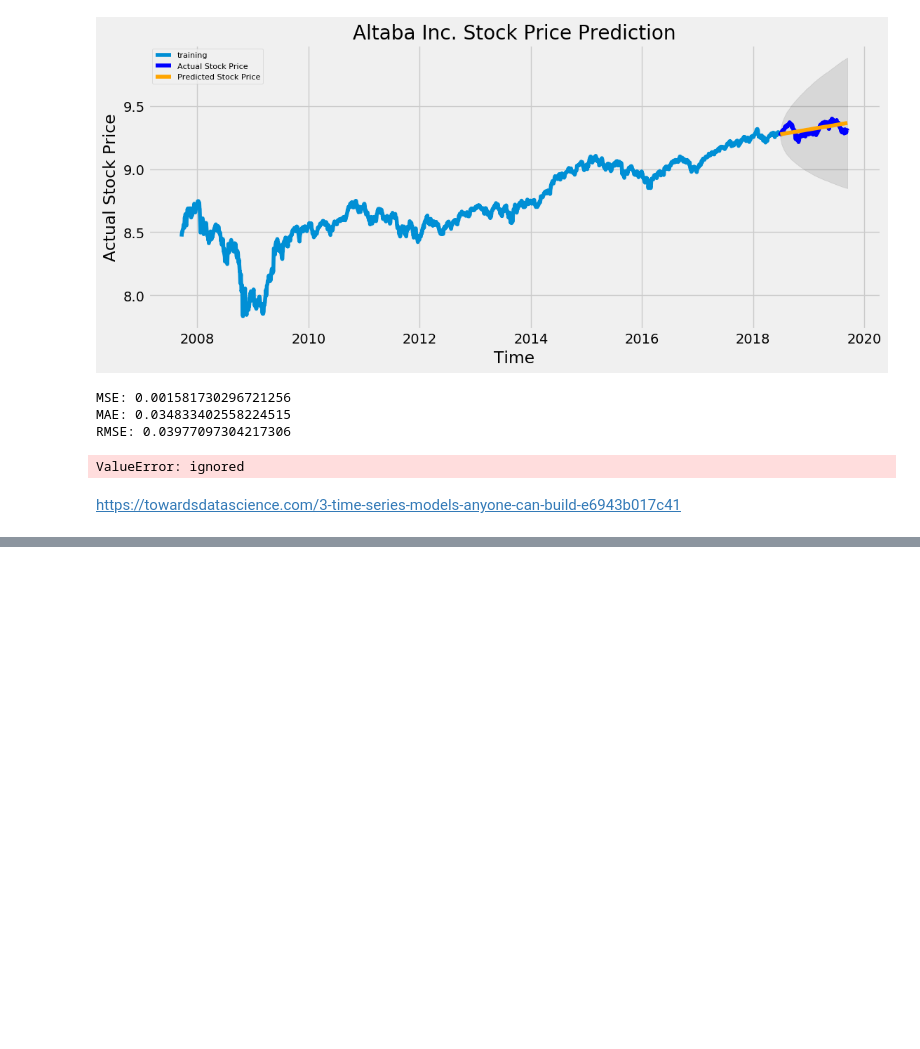
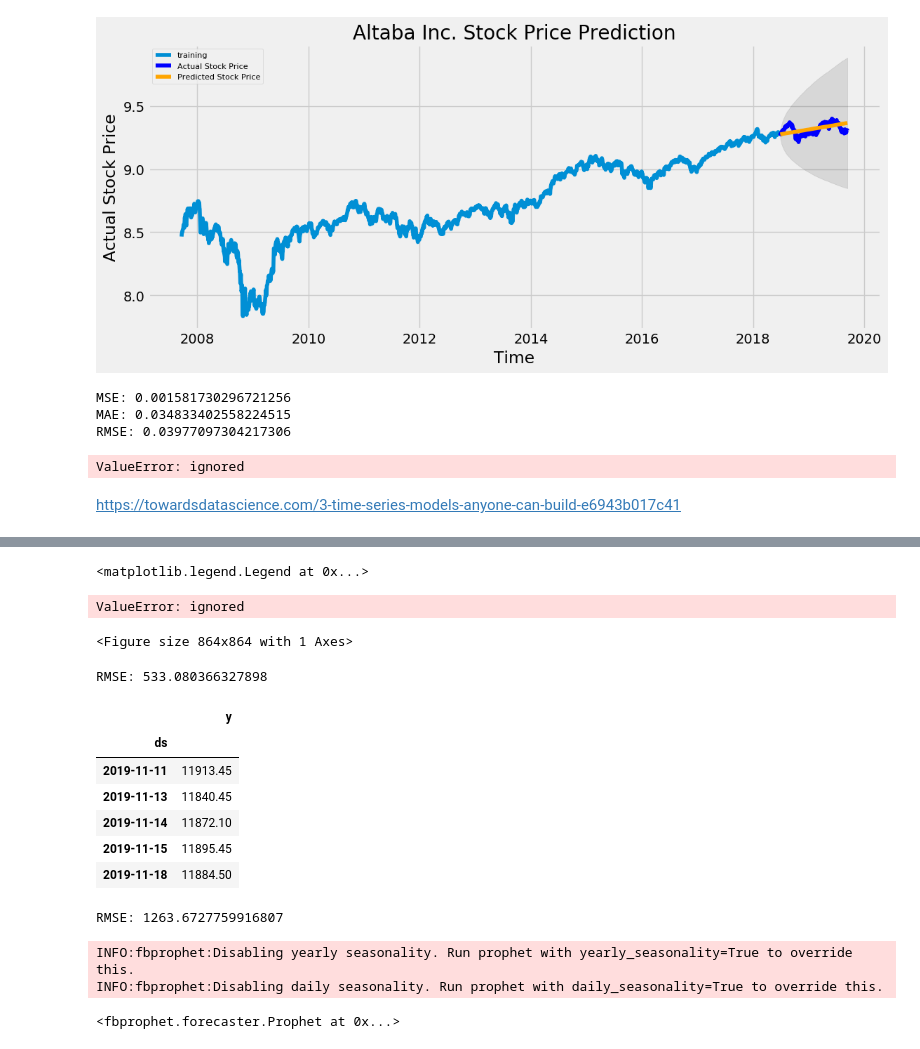
Before and after one commit to jesvin1/Basics, a Jupyter notebook: Nifty_Prediction.ipynb, the cells around one changed output, grey strips where cells are left out. Saved outputs shown, nothing was run; the diff lists cells and outputs as text; code cells hidden in the pictures; blank space fills up the shorter version.

```diff
--- a/Nifty_Prediction.ipynb
+++ b/Nifty_Prediction.ipynb
@@ -302,0 +314,33 @@ IndexError: ignored
+# %%
+# Visualization
+plt.figure(figsize=(12,12))
+plt.plot(train["ds"],train["y"],label="Train")
+plt.plot(test["ds"],test["y"],label="Test")
+plt.plot(pred,label="Forecast")
+plt.title("Time Series Forecasting")
+plt.legend()
+# %% [output]
+<matplotlib.legend.Legend at 0x...>
+ValueError: ignored
+<Figure size 864x864 with 1 Axes>
+# %%
+from sklearn.metrics import mean_squared_error
+rmse =  np.sqrt(mean_squared_error(pred,test["y"]))
+print("RMSE:",rmse)
+# %% [output]
+RMSE: 533.080366327898
+# %%
+# Split into train and test set
+duration = 14
+train = my_stock.iloc[:-duration,:].copy().set_index("ds")
+test = my_stock.iloc[-duration:,:].copy().set_index("ds")
+# %%
+train.head()
+# %% [output]
+|  | y |
+| ds |  |
+| 2019-11-11 | 11913.45 |
+| 2019-11-13 | 11840.45 |
+| 2019-11-14 | 11872.10 |
+| 2019-11-15 | 11895.45 |
+| 2019-11-18 | 11884.50 |
@@ -302,0 +353,6 @@ IndexError: ignored
+# %%
+from sklearn.metrics import mean_squared_error
+rmse =  np.sqrt(mean_squared_error(pred,test["y"]))
+print("RMSE:",rmse)
+# %% [output]
+RMSE: 1263.6727759916807
@@ -302,0 +364,8 @@ IndexError: ignored
+# %%
+from fbprophet import Prophet
+model = Prophet()
+model.fit(train)
+# %% [output]
+INFO:fbprophet:Disabling yearly seasonality. Run prophet with yearly_seasonality=True to override this.
+INFO:fbprophet:Disabling daily seasonality. Run prophet with daily_seasonality=True to override this.
+<fbprophet.forecaster.Prophet at 0x...>
```
Also changed, not shown: parts of 13 cells of this notebook.
